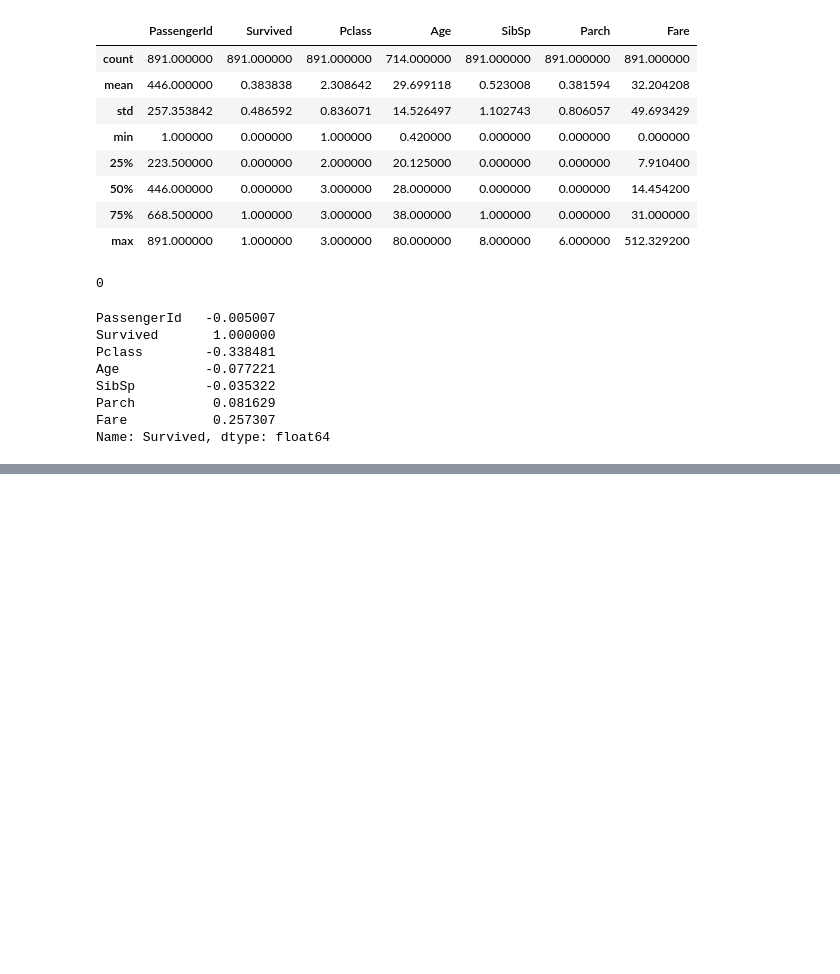
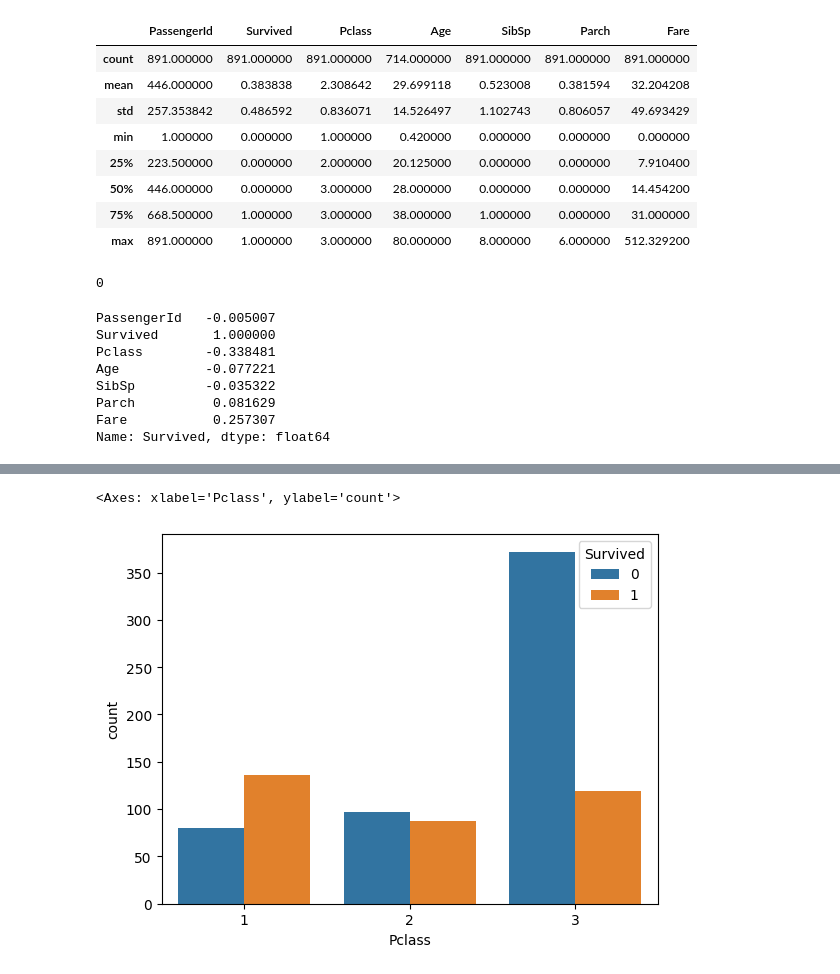
Before and after one commit to habib33-3/ML, a Jupyter notebook: dataset_understanding.ipynb, the cells around one changed output, grey strips where cells are left out. Drawn from its saved outputs; the diff is of its cells as text; code cells hidden in the pictures; blank space fills up the shorter version.

```diff
--- a/dataset_understanding.ipynb
+++ b/dataset_understanding.ipynb
@@ -87,0 +109,5 @@ Name: Survived, dtype: float64
+# %%
+sns.countplot(x=df["Pclass"],hue=df["Survived"])
+# %% [output]
+<Axes: xlabel='Pclass', ylabel='count'>
+[figure, added]
```
Also changed, not shown: parts of 8 cells of this notebook, 1 other file.
